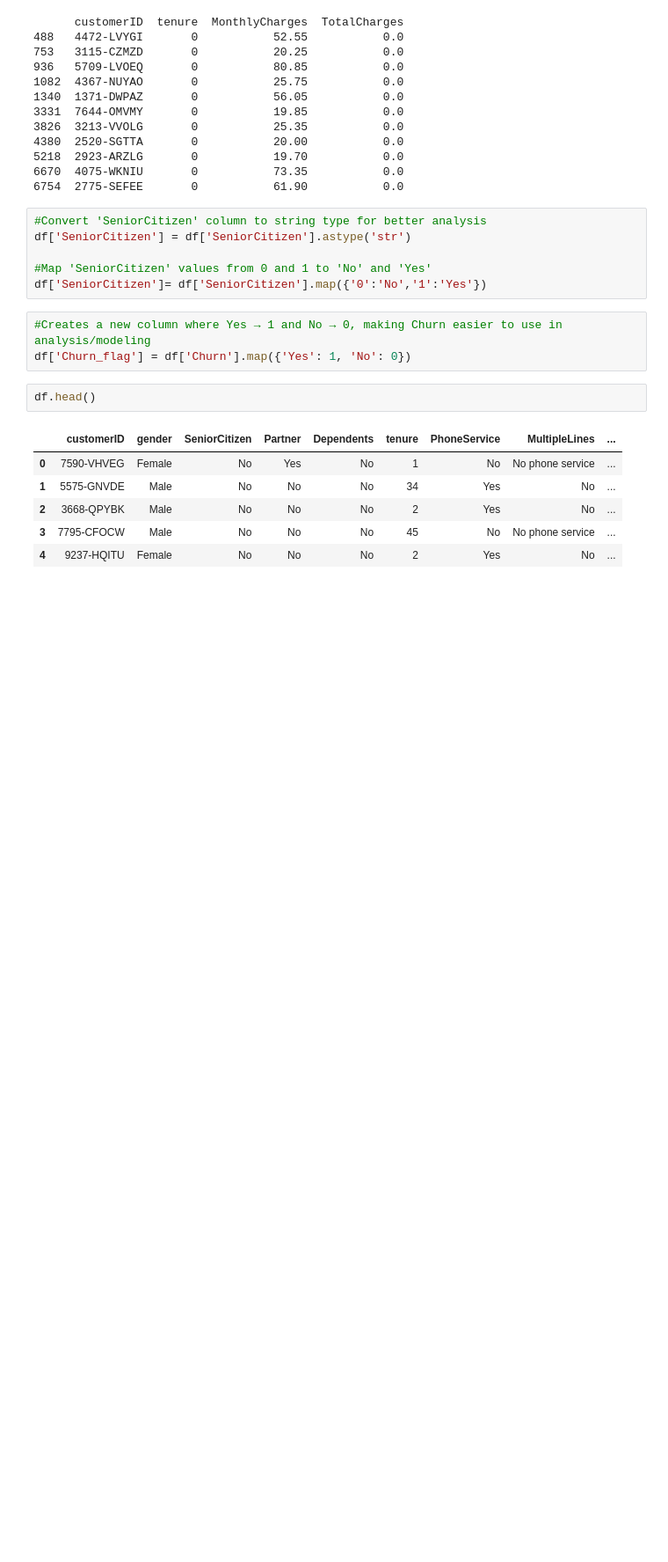
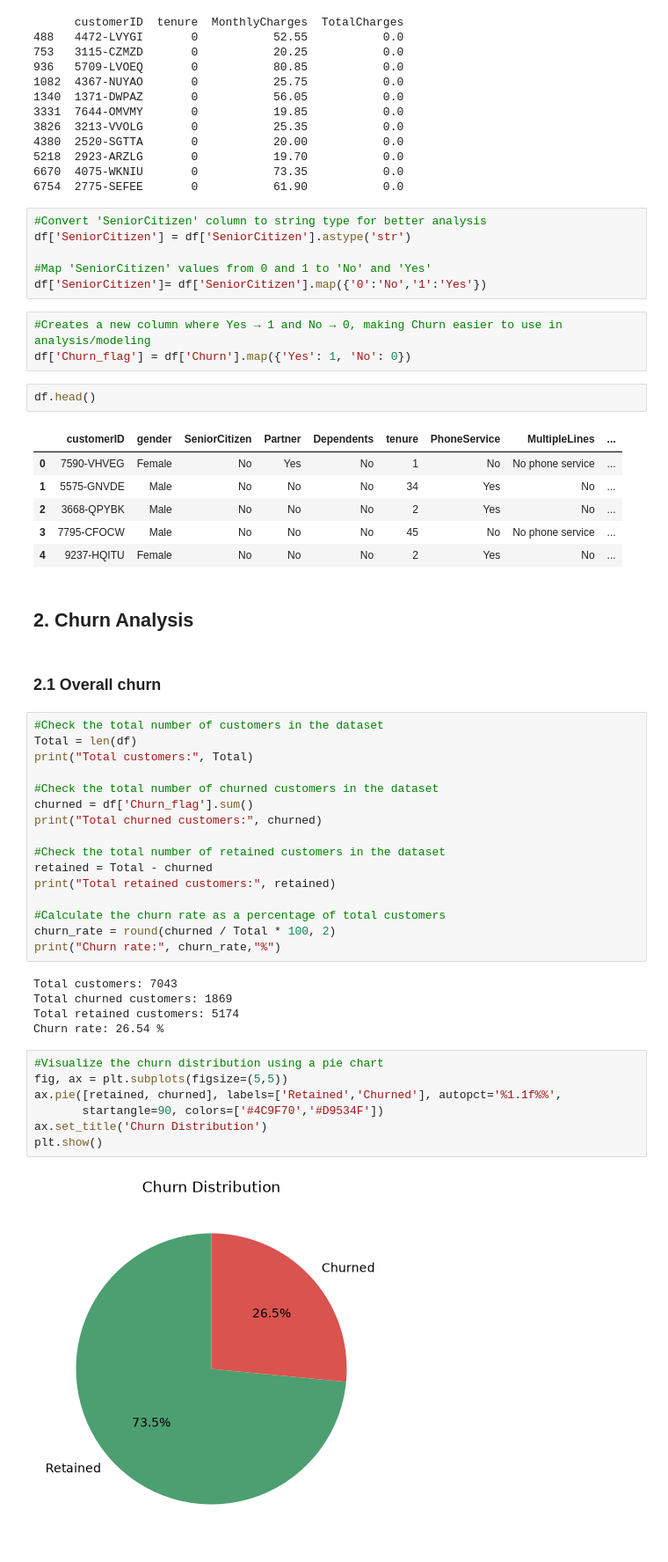
Before and after one commit to Aneesa254/Customer-Churn-Retention-Analysis-Project, a Jupyter notebook: Task4_Customer_Churn_Analysis.ipynb, the cells around one changed output. Shown at 88% size. Cells and saved outputs as stored; diff of their text form; blank space fills up the shorter version.

Commit message:
Churn Analysis Done

```diff
--- a/Task4_Customer_Churn_Analysis.ipynb
+++ b/Task4_Customer_Churn_Analysis.ipynb
@@ -169,3 +169,37 @@ df.head()
 | 2 | 3668-QPYBK | Male | No | No | No | 2 | Yes | No | ... |
 | 3 | 7795-CFOCW | Male | No | No | No | 45 | No | No phone service | ... |
 | 4 | 9237-HQITU | Female | No | No | No | 2 | Yes | No | ... |
+# %% [markdown]
+## 2. Churn Analysis
+# %% [markdown]
+### 2.1 Overall churn
+# %%
+#Check the total number of customers in the dataset
+Total = len(df)
+print("Total customers:", Total)
+
+#Check the total number of churned customers in the dataset
+churned = df['Churn_flag'].sum()
+print("Total churned customers:", churned)
+
+#Check the total number of retained customers in the dataset
+retained = Total - churned
+print("Total retained customers:", retained)
+
+#Calculate the churn rate as a percentage of total customers
+churn_rate = round(churned / Total * 100, 2)
+print("Churn rate:", churn_rate,"%")
+# %% [output]
+Total customers: 7043
+Total churned customers: 1869
+Total retained customers: 5174
+Churn rate: 26.54 %
+# %%
+#Visualize the churn distribution using a pie chart
+fig, ax = plt.subplots(figsize=(5,5))
+ax.pie([retained, churned], labels=['Retained','Churned'], autopct='%1.1f%%',
+       startangle=90, colors=['#4C9F70','#D9534F'])
+ax.set_title('Churn Distribution')
+plt.show()
+# %% [output]
+[figure, added]
```
Also changed, not shown: parts of 26 cells of this notebook.
